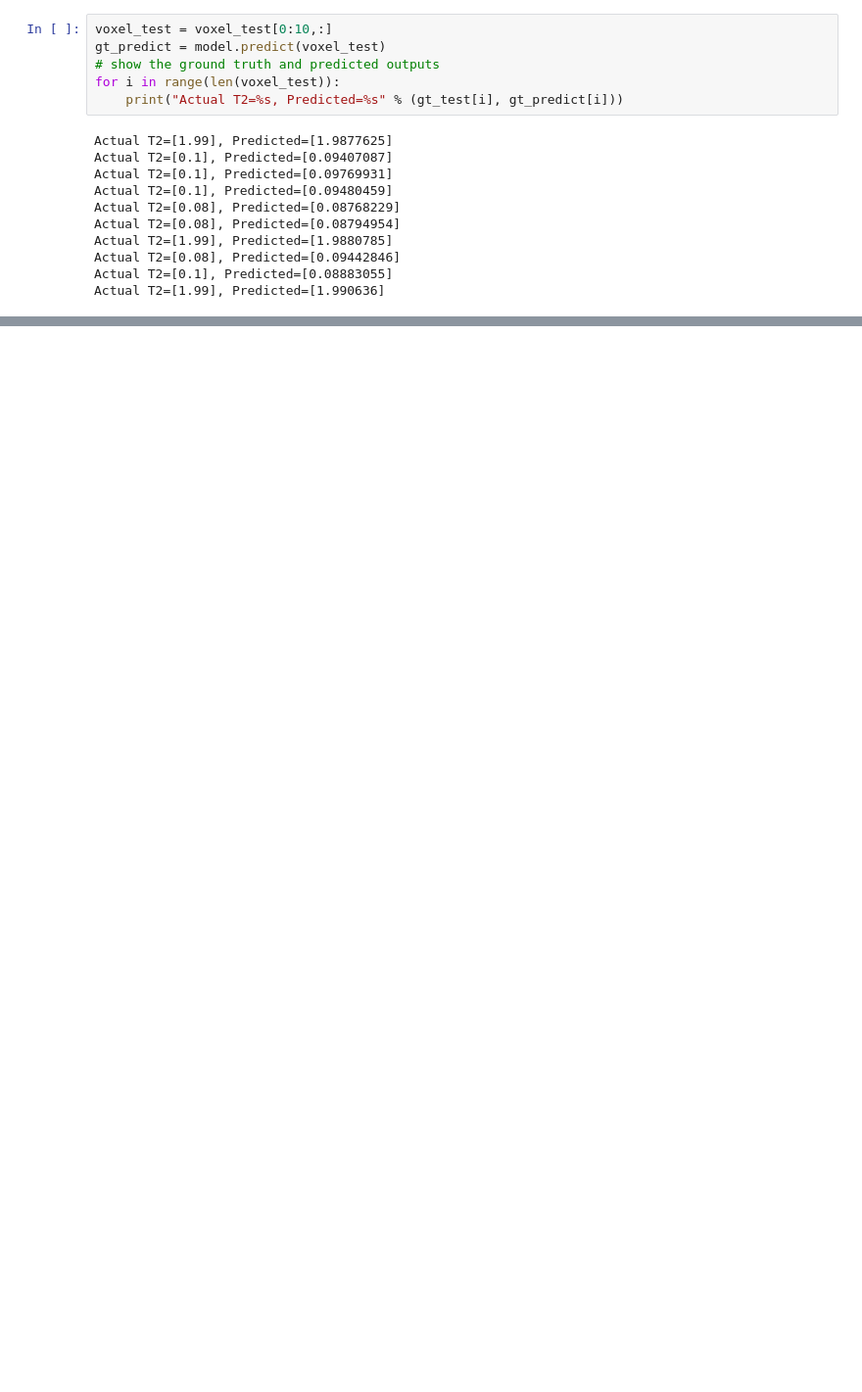
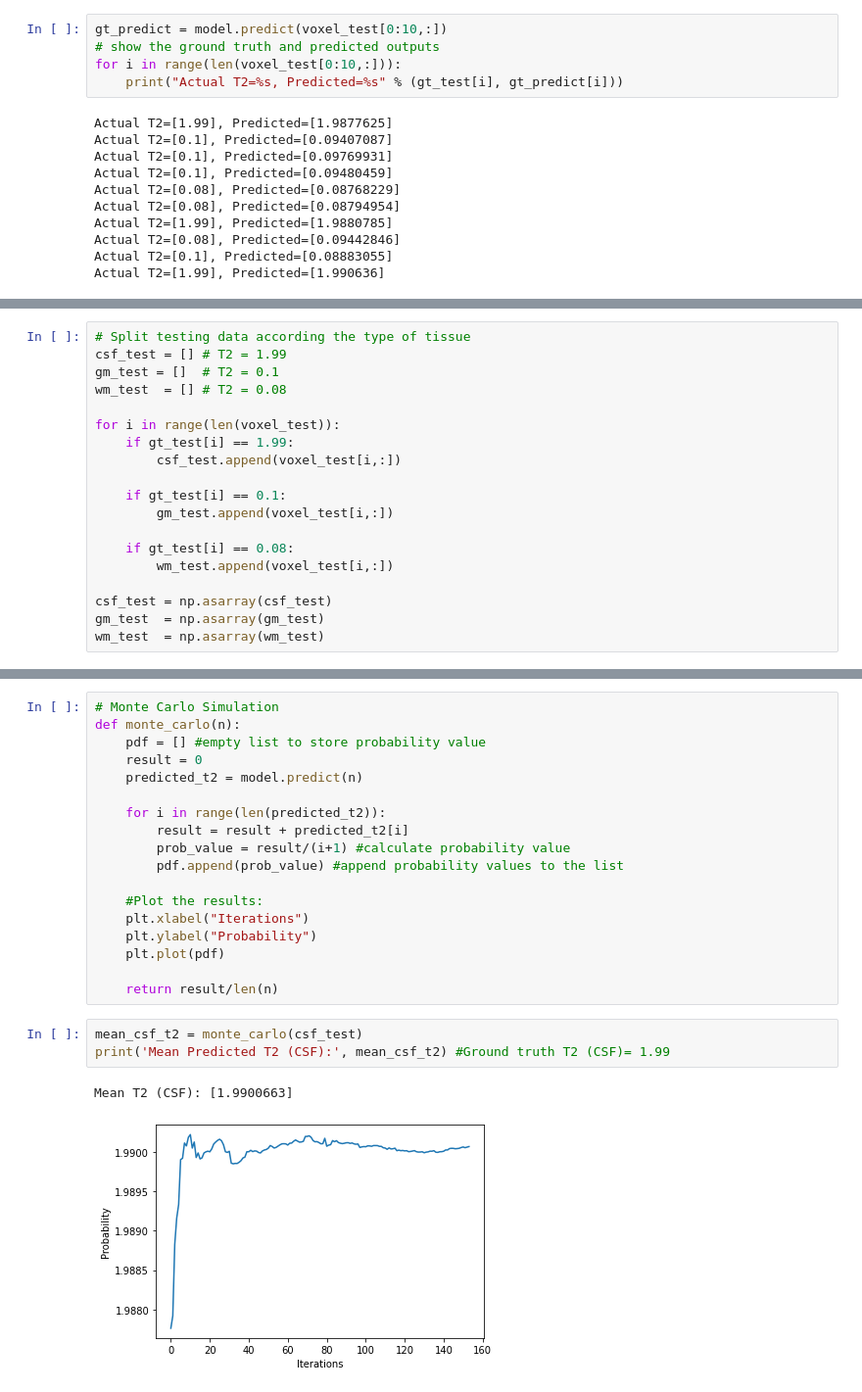
Before and after one commit to yv17/MRI-Deep-Learning, a Jupyter notebook: voxel_reg.ipynb, the cells around one changed output, grey strips where cells are left out. Shown: that part at 98% size. Cells and saved outputs as stored; diff of their text form; blank space fills up the shorter version.

Commit message:
Added Monte Carlo simulation function

```diff
--- a/voxel_reg.ipynb
+++ b/voxel_reg.ipynb
@@ -83,9 +85,8 @@ print("test loss, test mse:", results)
 test loss, test mse: [7.867062231525779e-05, 7.867062231525779e-05]
 # %%
-voxel_test = voxel_test[0:10,:]
-gt_predict = model.predict(voxel_test)
+gt_predict = model.predict(voxel_test[0:10,:])
 # show the ground truth and predicted outputs
-for i in range(len(voxel_test)):
+for i in range(len(voxel_test[0:10,:])):
 	print("Actual T2=%s, Predicted=%s" % (gt_test[i], gt_predict[i]))
 # %% [output]
 Actual T2=[1.99], Predicted=[1.9877625]
@@ -103,2 +104,21 @@ model.save('voxel_regression')
 # %% [output]
 INFO:tensorflow:Assets written to: voxel_regression\assets
+# %%
+# Split testing data according the type of tissue
+csf_test = [] # T2 = 1.99
+gm_test = []  # T2 = 0.1
+wm_test  = [] # T2 = 0.08
+
+for i in range(len(voxel_test)):
+    if gt_test[i] == 1.99:
+        csf_test.append(voxel_test[i,:])
+
+    if gt_test[i] == 0.1:
+        gm_test.append(voxel_test[i,:])
+
+    if gt_test[i] == 0.08:
+        wm_test.append(voxel_test[i,:])
+
+csf_test = np.asarray(csf_test)
+gm_test  = np.asarray(gm_test)
+wm_test  = np.asarray(wm_test)
@@ -104,0 +138,24 @@ INFO:tensorflow:Assets written to: voxel_regression\assets
+# %%
+# Monte Carlo Simulation
+def monte_carlo(n):
+    pdf = [] #empty list to store probability value
+    result = 0
+    predicted_t2 = model.predict(n)
+
+    for i in range(len(predicted_t2)):
+        result = result + predicted_t2[i]
+        prob_value = result/(i+1) #calculate probability value
+        pdf.append(prob_value) #append probability values to the list
+
+    #Plot the results:
+    plt.xlabel("Iterations")
+    plt.ylabel("Probability")
+    plt.plot(pdf)
+
+    return result/len(n)
+# %%
+mean_csf_t2 = monte_carlo(csf_test)
+print('Mean Predicted T2 (CSF):', mean_csf_t2) #Ground truth T2 (CSF)= 1.99
+# %% [output]
+Mean T2 (CSF): [1.9900663]
+[figure, added]
```
Also changed, not shown: parts of 8 cells of this notebook, 3 other files.
